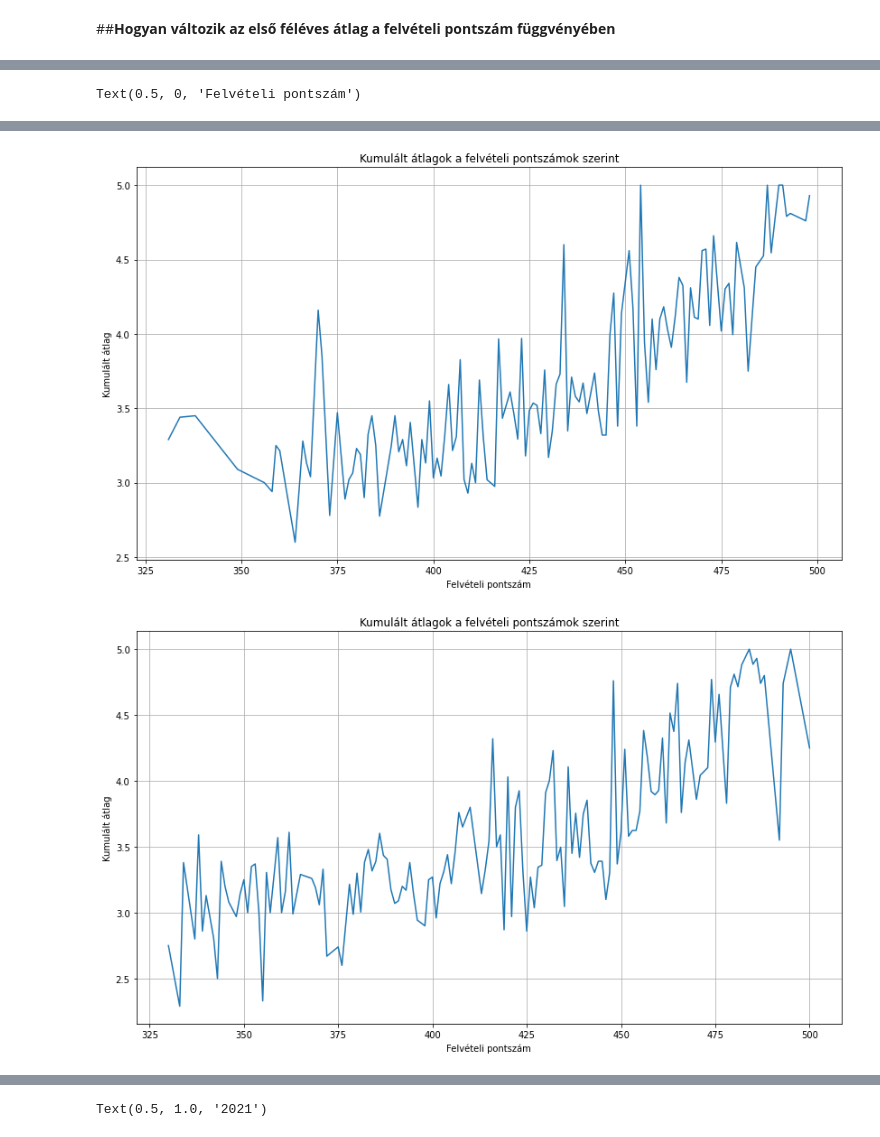
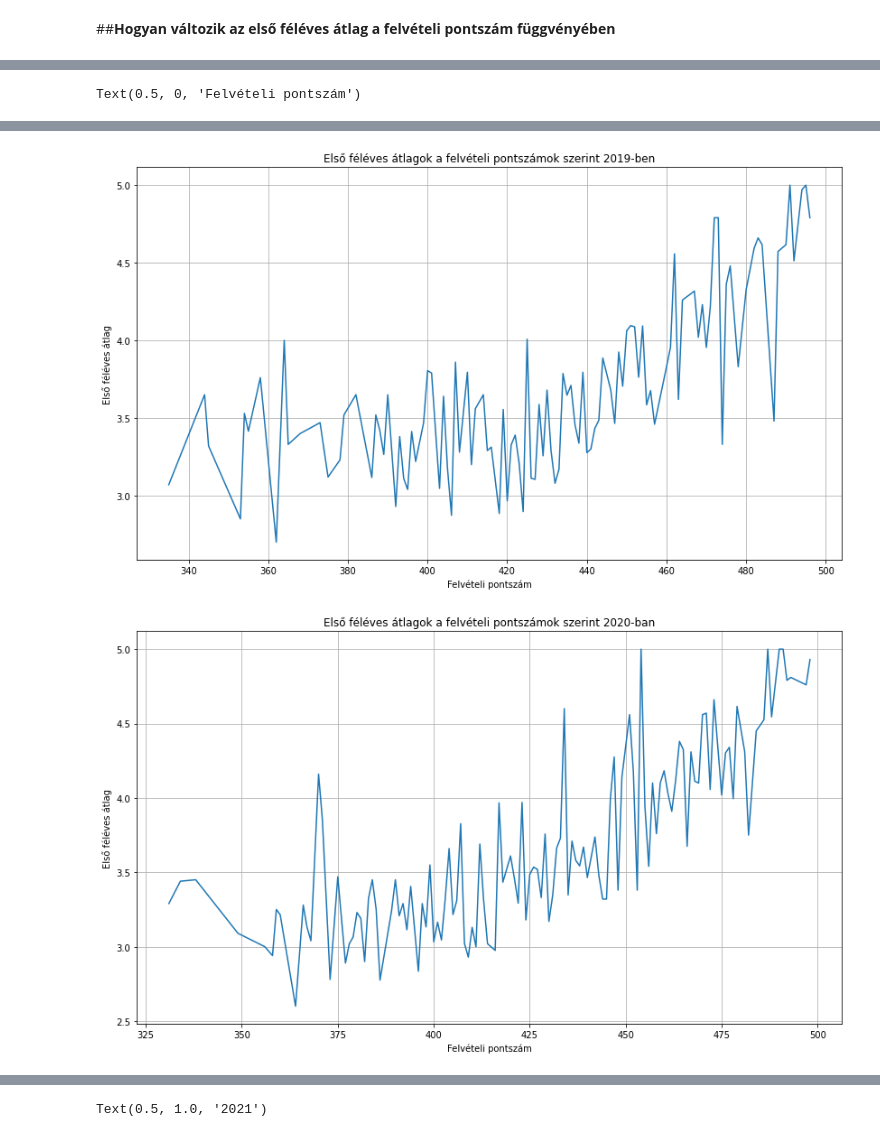
Before and after one commit to konderal333/-nkutfel, a Jupyter notebook: ONKUTFEL2/öngud.ipynb, the cells around one changed output, grey strips where cells are left out. Cells and saved outputs as stored; diff of their text form; code cells hidden in the pictures.

```diff
--- a/ONKUTFEL2/öngud.ipynb
+++ b/ONKUTFEL2/öngud.ipynb
@@ -19,6 +19,11 @@ KÓD INNENTŐL:
 # %%
 import pandas as pd
 import numpy as np
+
+data_2018 = pd.read_excel("/content/-nkutfel/ONKUTFEL2/NYERS_2018/ATLAG_ES_PONT.xlsx")
+data_2018 = data_2018.query("ELSO_FELEV_STATUSZ != 'Passzív'")
+data_2018 = data_2018[['NEPTUNKOD','NEV','ELSO_FELEV_ATLAG','ATLAG','KUM_ATLAG','FELV_OSSZ_PONTSZ',
+                      'FELV_HOZOTT_PONTSZ', 'FEL_SZERZETT_PONTSZ','FELV_TOBBLET_PONTSZ']]
 
 data_2019 = pd.read_excel("/content/-nkutfel/ONKUTFEL2/NYERS_2019/ATLAG_ES_PONT.xlsx")
 data_2019 = data_2019.query("ELSO_FELEV_STATUSZ != 'Passzív'")
@@ -36,6 +41,23 @@ data_2021 = data_2021[['NEPTUNKOD','NEV','ELSO_FELEV_ATLAG','ATLAG','KUM_ATLAG',
                       'FELV_HOZOTT_PONTSZ', 'FEL_SZERZETT_PONTSZ','FELV_TOBBLET_PONTSZ']]
 # %%
 #adott felvételi ponthoz tartozó kumulált átlagok
+
+#2018
+
+mean_scores = dict()
+
+for index, row in data_2018.iterrows():
+    if row['FELV_OSSZ_PONTSZ'] not in mean_scores.keys():
+        mean_scores[row['FELV_OSSZ_PONTSZ']] = [float(row['ELSO_FELEV_ATLAG'])]
+    else:
+        mean_scores[row['FELV_OSSZ_PONTSZ']].append(float(row['ELSO_FELEV_ATLAG']))
+
+
+for key in mean_scores.keys():
+    mean_scores[key] = sum(mean_scores[key])/len(mean_scores[key])
+
+sorted_mean_scores_2018 = dict(sorted([item for item in mean_scores.items()], key=lambda x: x[0]))
+
 #2019
 
 mean_scores = dict()
@@ -89,26 +132,31 @@ sorted_mean_scores_2021 = dict(sorted([item for item in mean_scores.items()], ke
 import matplotlib.pyplot as plt
 
 plt.figure(figsize = (14,8))
+plt.plot([item[0] for item in sorted_mean_scores_2018.items()], [item[1] for item in sorted_mean_scores_2018.items()])
+plt.grid()
+plt.title('Első féléves átlagok a felvételi pontszámok szerint 2018-ban')
+plt.ylabel('Első féléves átlag')
+plt.xlabel('Felvételi pontszám')
+
+plt.figure(figsize = (14,8))
 plt.plot([item[0] for item in sorted_mean_scores_2019.items()], [item[1] for item in sorted_mean_scores_2019.items()])
 plt.grid()
-plt.title('Kumulált átlagok a felvételi pontszámok szerint')
-plt.ylabel('Kumulált átlag')
+plt.title('Első féléves átlagok a felvételi pontszámok szerint 2019-ben')
+plt.ylabel('Első féléves átlag')
 plt.xlabel('Felvételi pontszám')
 
 plt.figure(figsize = (14,8))
 plt.plot([item[0] for item in sorted_mean_scores_2020.items()], [item[1] for item in sorted_mean_scores_2020.items()])
 plt.grid()
-plt.title('Kumulált átlagok a felvételi pontszámok szerint')
-plt.ylabel('Kumulált átlag')
+plt.title('Első féléves átlagok a felvételi pontszámok szerint 2020-ban')
+plt.ylabel('Első féléves átlag')
 plt.xlabel('Felvételi pontszám')
-
-
 
 plt.figure(figsize = (14,8))
 plt.plot([item[0] for item in sorted_mean_scores_2021.items()], [item[1] for item in sorted_mean_scores_2021.items()])
 plt.grid()
-plt.title('Kumulált átlagok a felvételi pontszámok szerint')
-plt.ylabel('Kumulált átlag')
+plt.title('Első féléves átlagok a felvételi pontszámok szerint 2021-ben')
+plt.ylabel('Első féléves átlag')
 plt.xlabel('Felvételi pontszám')
 # %% [output]
 Text(0.5, 0, 'Felvételi pontszám')
@@ -116,2 +164,2 @@ Text(0.5, 0, 'Felvételi pontszám')
-[figure, old version]
+[figure, new version]
-[figure, old version]
+[figure, new version]
```
Also changed, not shown: parts of 5 cells of this notebook.
